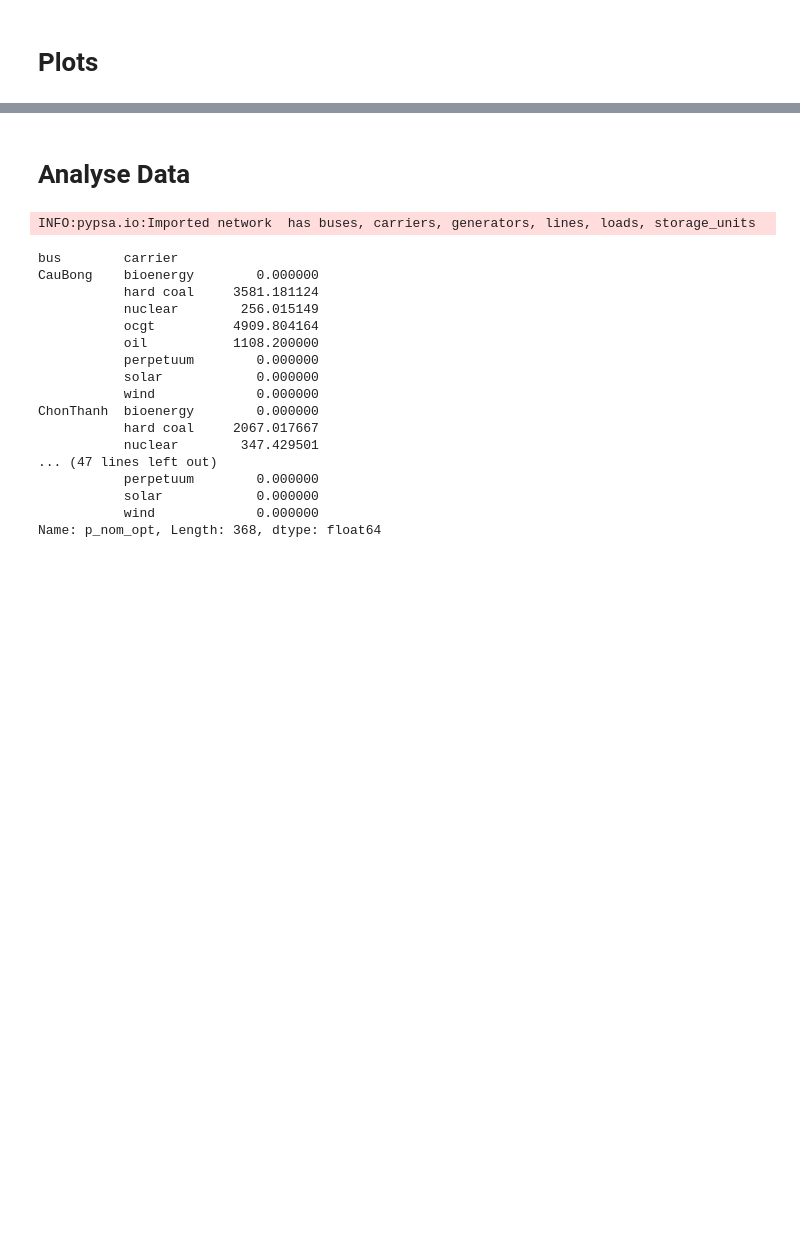
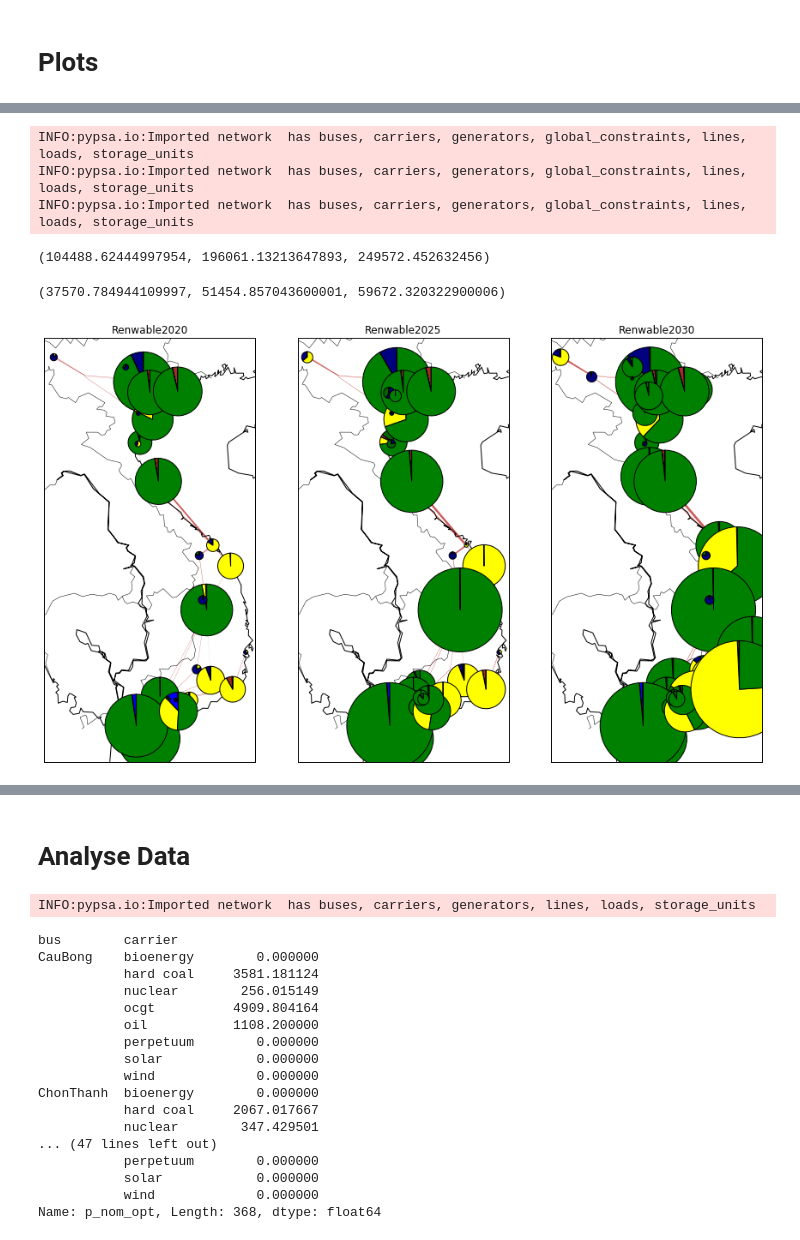
Before and after one commit to alexfias/ReVietSys, a Jupyter notebook: era5_vietnam.ipynb, the cells around one changed output, grey strips where cells are left out. Drawn from its saved outputs; the diff is of its cells as text; code cells hidden in the pictures; blank space fills up the shorter version.

```diff
--- a/era5_vietnam.ipynb
+++ b/era5_vietnam.ipynb
@@ -794,0 +805,74 @@ INFO:pypsa.io:Imported network  has buses, carriers, generators, lines, loads, s
+# %%
+n1 = pypsa.Network('/home/vres/data/ReVietSys/fias-model_era5-data_final-runs/renewable_2020/')
+n2 = pypsa.Network('/home/vres/data/ReVietSys/fias-model_era5-data_final-runs/renewable_2025/')
+n3 = pypsa.Network('/home/vres/data/ReVietSys/fias-model_era5-data_final-runs/renewable_2030/')
+
+colors = dict(zip(['ocgt', 'wind', 'solar', 'hydro', 'hard coal', 'oil', 'bioenergy', 'nuclear', 'perpetuum'],
+                  ['blue', 'green', 'yellow', 'navy', 'brown', 'black', 'darkgreen', 'lime', 'pink']))
+
+bus_scale = 1e5
+link_scale = 1e4
+
+#%%
+capas = n1.generators.groupby(['bus','carrier']).p_nom_opt.mean().fillna(0.)
+stores = n1.storage_units.groupby(['bus','carrier']).p_nom_opt.mean().fillna(0.)
+lines = n1.lines.groupby(['bus0', 'bus1']).s_nom_opt.mean().fillna(0.)
+capas = capas.loc[capas.index.levels[0][capas.groupby(level='bus').sum()!=0],:]
+capas = capas.unstack(level=1)
+capas['hydro'] = stores.unstack(level=1)
+capas = capas.stack(level=0)
+plotcapas1 = capas
+plotlines1 = lines
+
+capas = n2.generators.groupby(['bus','carrier']).p_nom_opt.mean().fillna(0.)
+stores = n2.storage_units.groupby(['bus','carrier']).p_nom_opt.mean().fillna(0.)
+lines = n2.lines.groupby(['bus0', 'bus1']).s_nom_opt.mean().fillna(0.)
+capas = capas.loc[capas.index.levels[0][capas.groupby(level='bus').sum()!=0],:]
+capas = capas.unstack(level=1)
+capas['hydro'] = stores.unstack(level=1)
+capas = capas.stack(level=0)
+plotcapas2 = capas
+plotlines2 = lines
+
+capas = n3.generators.groupby(['bus','carrier']).p_nom_opt.mean().fillna(0.)
+stores = n3.storage_units.groupby(['bus','carrier']).p_nom_opt.mean().fillna(0.)
+lines = n3.lines.groupby(['bus0', 'bus1']).s_nom_opt.mean().fillna(0.)
+capas = capas.loc[capas.index.levels[0][capas.groupby(level='bus').sum()!=0],:]
+capas = capas.unstack(level=1)
+capas['hydro'] = stores.unstack(level=1)
+capas = capas.stack(level=0)
+plotcapas3 = capas
+plotlines3 = lines
+# %% [output]
+INFO:pypsa.io:Imported network  has buses, carriers, generators, global_constraints, lines, loads, storage_units
+INFO:pypsa.io:Imported network  has buses, carriers, generators, global_constraints, lines, loads, storage_units
+INFO:pypsa.io:Imported network  has buses, carriers, generators, global_constraints, lines, loads, storage_units
+# %%
+plotcapas1.sum(level=0).max(), plotcapas2.sum(level=0).max(), plotcapas3.sum(level=0).max()
+# %% [output]
+(104488.62444997954, 196061.13213647893, 249572.452632456)
+# %%
+plotlines1.sum(level=0).max(), plotlines2.sum(level=0).max(), plotlines3.sum(level=0).max()
+# %% [output]
+(37570.784944109997, 51454.857043600001, 59672.320322900006)
+# %%
+fig, axes = plt.subplots(1, 3, figsize=(15,15))
+axes = axes.flatten()
+n1.plot(bus_sizes=plotcapas1/bus_scale, bus_colors=colors, ax=axes[0],
+             line_widths={'Link':0.0, 'Line':plotlines1/link_scale},
+             line_colors={'Link':'purple', 'Line':'indianred'},
+             title='Renwable2020')
+n2.plot(bus_sizes=plotcapas2/bus_scale, bus_colors=colors, ax=axes[1],
+             line_widths={'Link':0.0, 'Line':plotlines2/link_scale},
+             line_colors={'Link':'purple', 'Line':'indianred'},
+             title='Renwable2025')
+n3.plot(bus_sizes=plotcapas3/bus_scale, bus_colors=colors, ax=axes[2],
+             line_widths={'Link':0.0, 'Line':plotlines3/link_scale},
+             line_colors={'Link':'purple', 'Line':'indianred'},
+             title='Renwable2030')
+
+
+fig.savefig(filename='/home/vres/data/ReVietSys/fias-model_era5-data_final-runs/plots/renewable_all.pdf',
+            bbox_inches='tight')
+# %% [output]
+[figure, added]
```
Also changed, not shown: parts of 25 cells of this notebook.
